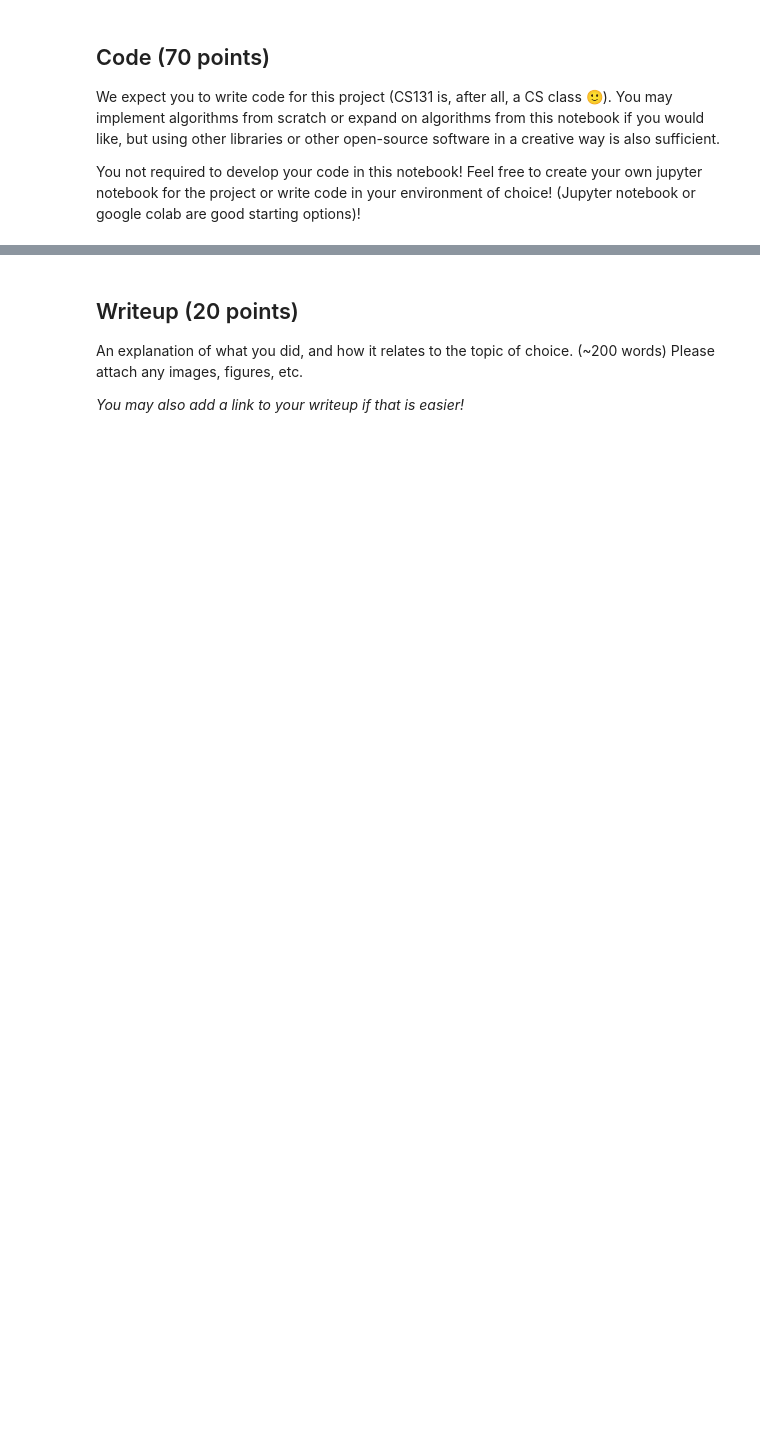
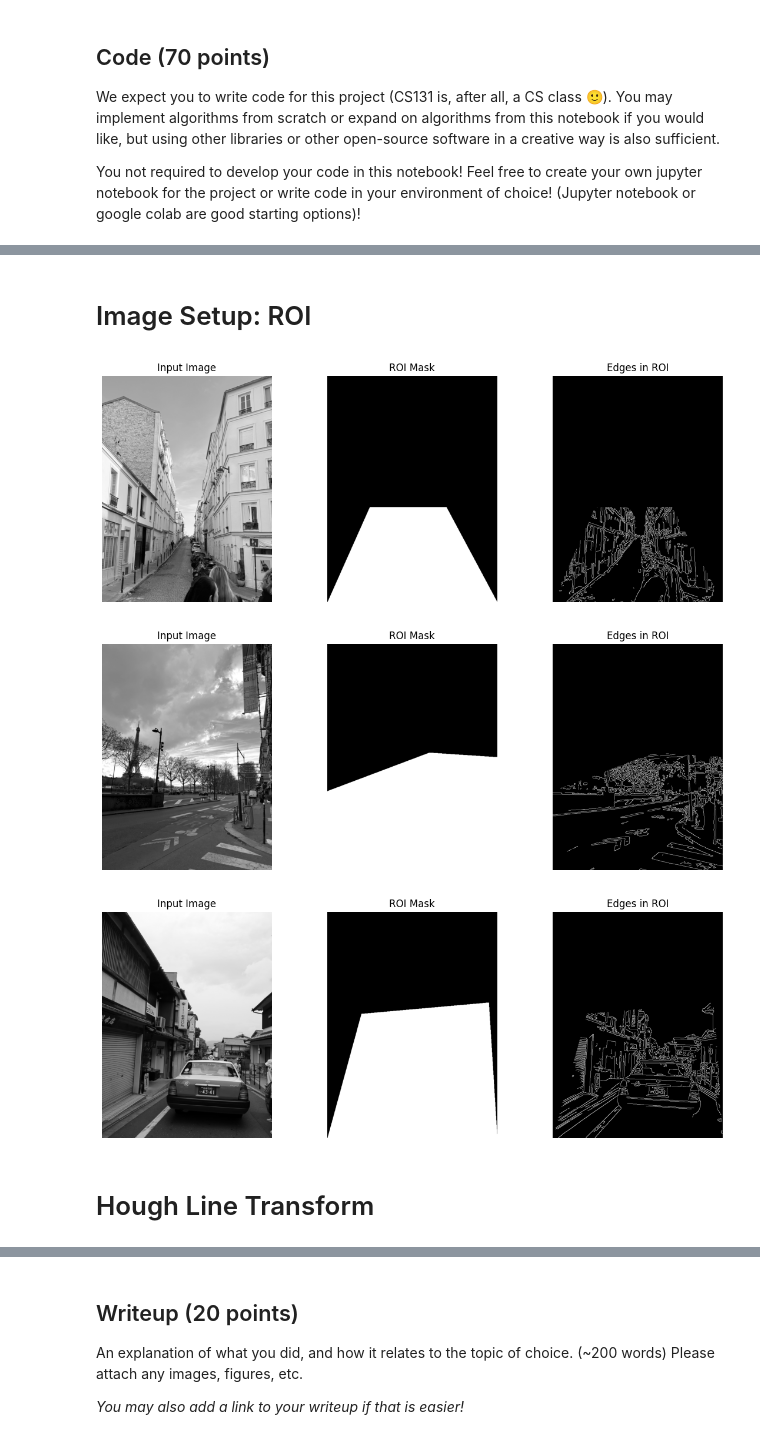
Before and after one commit to miaxiaozl/CS131, a Jupyter notebook: spring_2026/project1_release/option_B/option_b_exploration.ipynb, the cells around one changed output, grey strips where cells are left out. Drawn from its saved outputs; the diff is of its cells as text; code cells hidden in the pictures; blank space fills up the shorter version.

```diff
--- a/spring_2026/project1_release/option_B/option_b_exploration.ipynb
+++ b/spring_2026/project1_release/option_B/option_b_exploration.ipynb
@@ -37,0 +56,2 @@ You not required to develop your code in this notebook! Feel free to create your
+# %% [markdown]
+# Image Setup: ROI
@@ -37,0 +81,29 @@ You not required to develop your code in this notebook! Feel free to create your
+# %%
+def get_roi_polygon(image_name, H, W):
+    if image_name == "montmartre":
+        return [
+            (0, H),
+            (W, H),
+            (int(0.70 * W), int(0.58 * H)),
+            (int(0.25 * W), int(0.58 * H)),
+        ]
+
+    elif image_name == "paris":
+        return [
+            (int(-0.05 * W), H),
+            (int(1.05 * W), H),
+            (int(1.00 * W), int(0.50 * H)),
+            (int(0.60 * W), int(0.48 * H)),
+            (int(0.00 * W), int(0.65 * H)),
+        ]
+
+    elif image_name == "kyoto":
+        return [
+            (int(0.00 * W), H),
+            (int(1.00 * W), H),
+            (int(0.95 * W), int(0.40 * H)),
+            (int(0.20 * W), int(0.45 * H)),
+        ]
+
+    else:
+        raise ValueError("image_name must be 'montmartre', 'paris', or 'kyoto'")
@@ -37,0 +156,21 @@ You not required to develop your code in this notebook! Feel free to create your
+# %%
+mont_img, mont_edges, mont_mask, mont_roi = extract_roi_edges(
+    "montmartre.png",
+    "montmartre"
+)
+
+paris_img, paris_edges, paris_mask, paris_roi = extract_roi_edges(
+    "paris.png",
+    "paris"
+)
+
+kyoto_img, kyoto_edges, kyoto_mask, kyoto_roi = extract_roi_edges(
+    "kyoto.png",
+    "kyoto"
+)
+# %% [output]
+[figure, added]
+[figure, added]
+[figure, added]
+# %% [markdown]
+# Hough Line Transform
```
Also changed, not shown: parts of 9 cells of this notebook.
